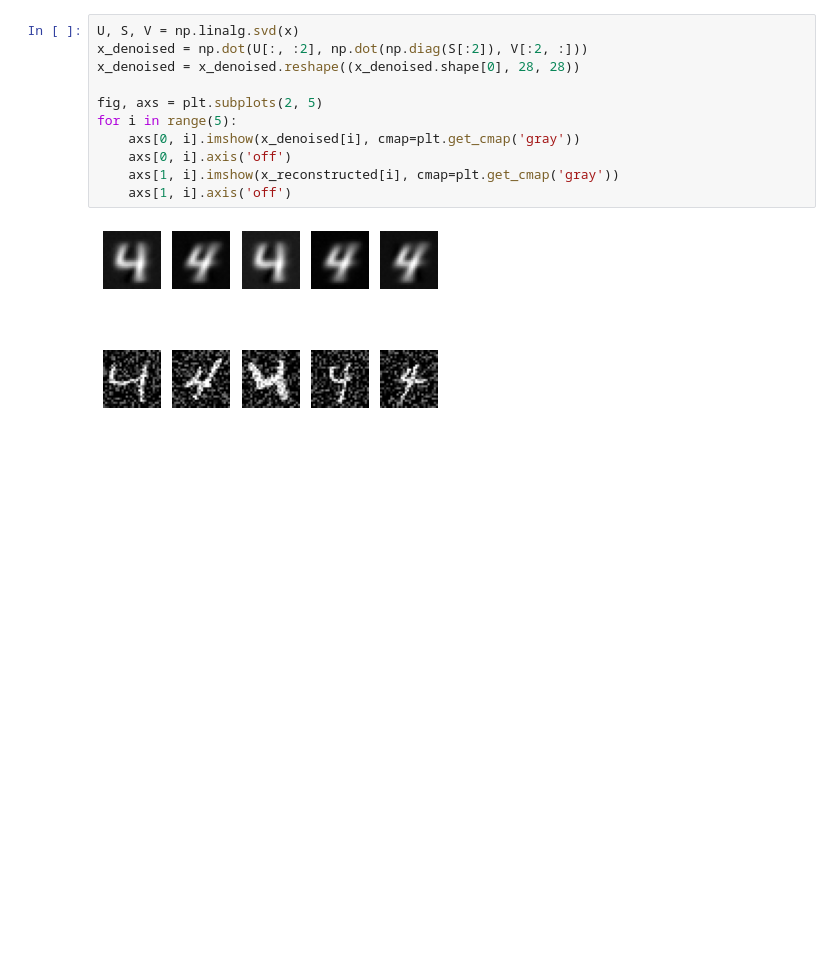
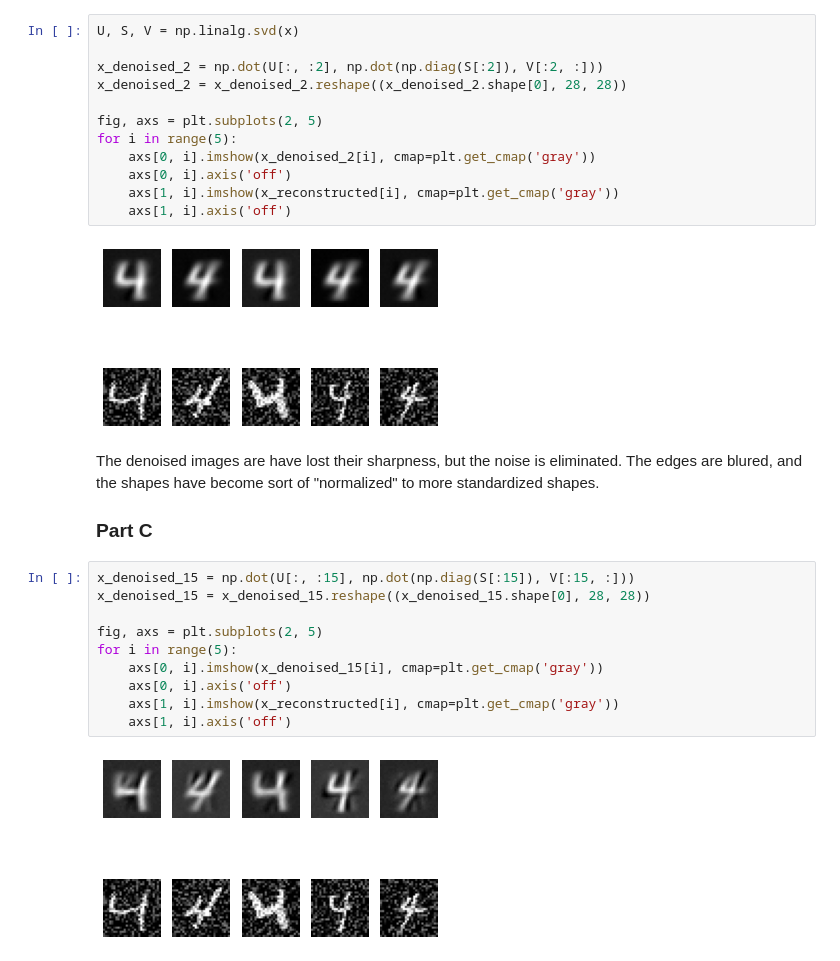
Before and after one commit to rickdgray/Advanced_Predictive_Models, a Jupyter notebook: Homework 8/H8Q1.ipynb, the cells around one changed output. Saved outputs shown, nothing was run; the diff lists cells and outputs as text; blank space fills up the shorter version.

```diff
--- a/Homework 8/H8Q1.ipynb
+++ b/Homework 8/H8Q1.ipynb
@@ -23,14 +23,31 @@ The numbers displayed are all __fours__. The images are __noisy__.
 ### Part B
 # %%
 U, S, V = np.linalg.svd(x)
-x_denoised = np.dot(U[:, :2], np.dot(np.diag(S[:2]), V[:2, :]))
-x_denoised = x_denoised.reshape((x_denoised.shape[0], 28, 28))
+
+x_denoised_2 = np.dot(U[:, :2], np.dot(np.diag(S[:2]), V[:2, :]))
+x_denoised_2 = x_denoised_2.reshape((x_denoised_2.shape[0], 28, 28))
 
 fig, axs = plt.subplots(2, 5)
 for i in range(5):
-    axs[0, i].imshow(x_denoised[i], cmap=plt.get_cmap('gray'))
+    axs[0, i].imshow(x_denoised_2[i], cmap=plt.get_cmap('gray'))
     axs[0, i].axis('off')
     axs[1, i].imshow(x_reconstructed[i], cmap=plt.get_cmap('gray'))
     axs[1, i].axis('off')
 # %% [output]
 [figure]
+# %% [markdown]
+The denoised images are have lost their sharpness, but the noise is eliminated. The edges are blured, and the shapes have become sort of "normalized" to more standardized shapes.
+
+### Part C
+# %%
+x_denoised_15 = np.dot(U[:, :15], np.dot(np.diag(S[:15]), V[:15, :]))
+x_denoised_15 = x_denoised_15.reshape((x_denoised_15.shape[0], 28, 28))
+
+fig, axs = plt.subplots(2, 5)
+for i in range(5):
+    axs[0, i].imshow(x_denoised_15[i], cmap=plt.get_cmap('gray'))
+    axs[0, i].axis('off')
+    axs[1, i].imshow(x_reconstructed[i], cmap=plt.get_cmap('gray'))
+    axs[1, i].axis('off')
+# %% [output]
+[figure, added]
```
Also changed, not shown: parts of 2 cells of this notebook.
